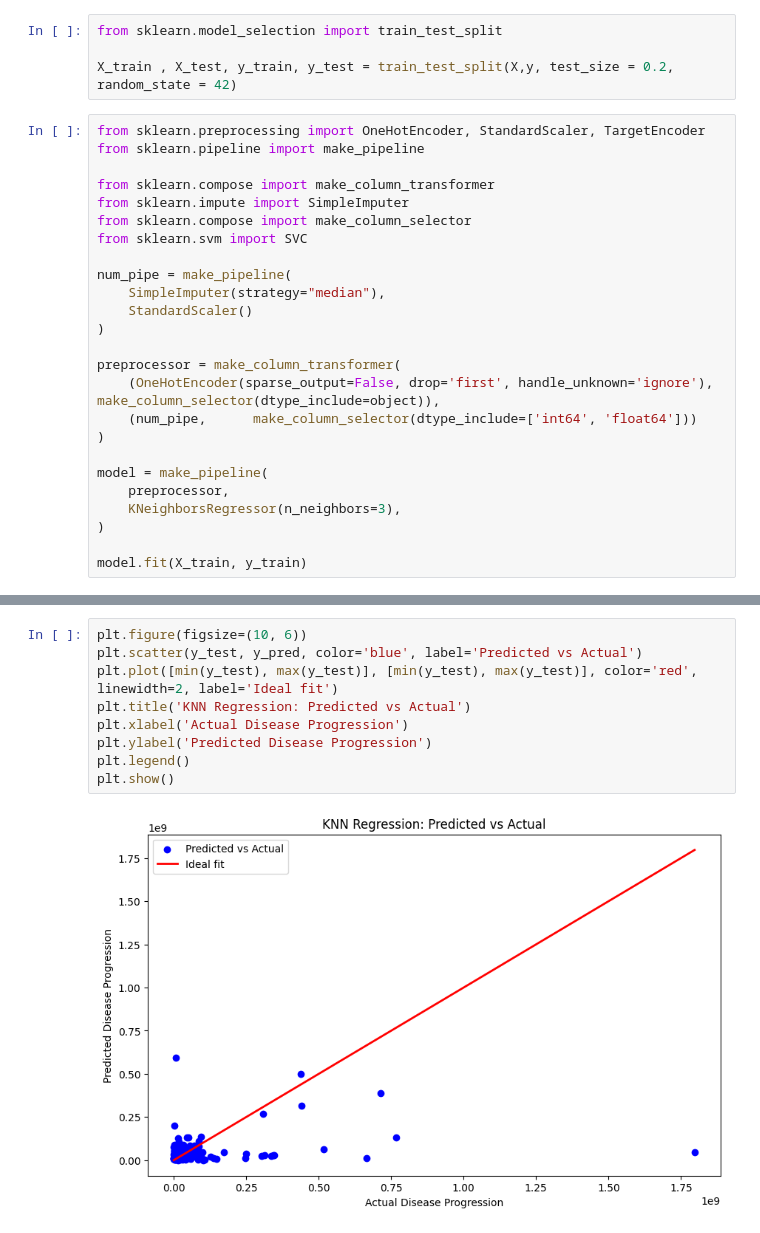
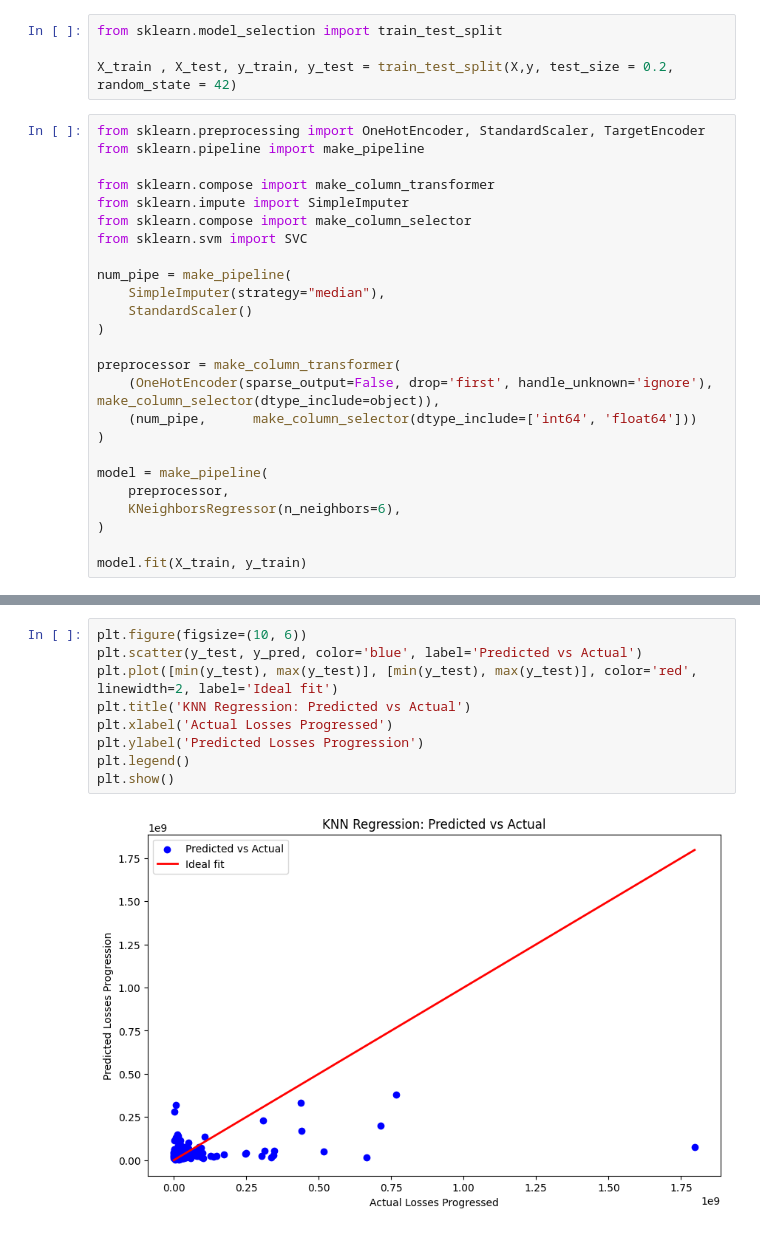
Before and after one commit to subhan0rizwan/cyber-loss-KNN, a Jupyter notebook: KNN - Cyber.ipynb, the cells around one changed output, grey strips where cells are left out. Saved outputs shown, nothing was run; the diff lists cells and outputs as text.

```diff
--- a/KNN - Cyber.ipynb
+++ b/KNN - Cyber.ipynb
@@ -240,7 +240,7 @@ preprocessor = make_column_transformer(
 
 model = make_pipeline(
     preprocessor,
-    KNeighborsRegressor(n_neighbors=3),
+    KNeighborsRegressor(n_neighbors=6),
 )
 
 model.fit(X_train, y_train)
@@ -272,11 +272,11 @@ R2 Score:  0.025281541618765724
 # %%
 plt.figure(figsize=(10, 6))
 plt.scatter(y_test, y_pred, color='blue', label='Predicted vs Actual')
 plt.plot([min(y_test), max(y_test)], [min(y_test), max(y_test)], color='red', linewidth=2, label='Ideal fit')
 plt.title('KNN Regression: Predicted vs Actual')
-plt.xlabel('Actual Disease Progression')
-plt.ylabel('Predicted Disease Progression')
+plt.xlabel('Actual Losses Progressed')
+plt.ylabel('Predicted Losses Progression')
 plt.legend()
 plt.show()
 # %% [output]
-[figure, old version]
+[figure, new version]
```
Also changed, not shown: parts of 2 cells of this notebook.
